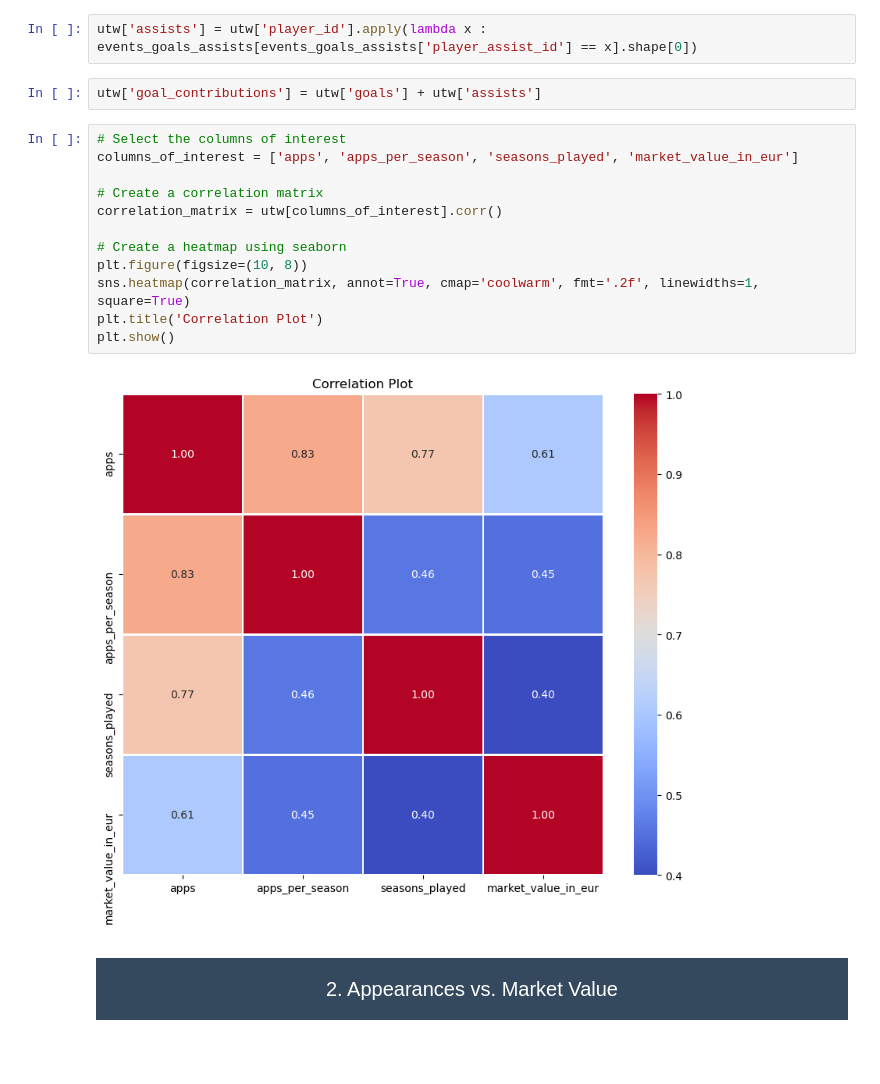
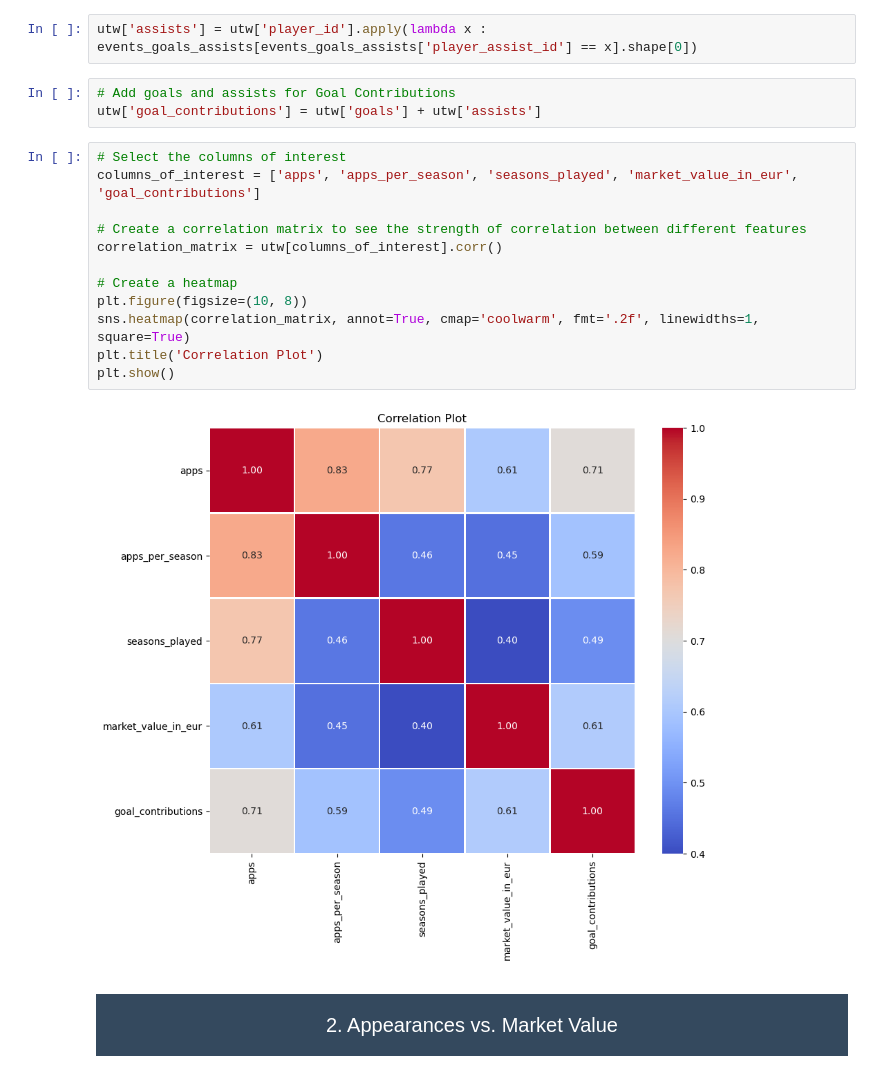
Before and after one commit to barnabasnemeth/Football-Market-U22-Analysis, a Jupyter notebook: main.ipynb, the cells around one changed output. Saved outputs shown, nothing was run; the diff lists cells and outputs as text.

```diff
--- a/main.ipynb
+++ b/main.ipynb
@@ -105,21 +106,22 @@ utw['goals'] = utw['player_id'].apply(lambda x : events_goals_scorers[events_goa
 # %%
 utw['assists'] = utw['player_id'].apply(lambda x : events_goals_assists[events_goals_assists['player_assist_id'] == x].shape[0])
 # %%
+# Add goals and assists for Goal Contributions
 utw['goal_contributions'] = utw['goals'] + utw['assists']
 # %%
 # Select the columns of interest
-columns_of_interest = ['apps', 'apps_per_season', 'seasons_played', 'market_value_in_eur']
+columns_of_interest = ['apps', 'apps_per_season', 'seasons_played', 'market_value_in_eur', 'goal_contributions']
 
-# Create a correlation matrix
+# Create a correlation matrix to see the strength of correlation between different features
 correlation_matrix = utw[columns_of_interest].corr()
 
-# Create a heatmap using seaborn
+# Create a heatmap
 plt.figure(figsize=(10, 8))
 sns.heatmap(correlation_matrix, annot=True, cmap='coolwarm', fmt='.2f', linewidths=1, square=True)
 plt.title('Correlation Plot')
 plt.show()
 # %% [output]
-[figure, old version]
+[figure, new version]
 # %% [markdown]
 <div style="background-color: #34495e; color: white; font-size: 20px; text-align: center; padding: 20px; margin-top: 10px; margin-bottom: 10px;"><a id="apps"></a>2. Appearances vs. Market Value</div>
 # %%
```
Also changed, not shown: parts of 1 cell of this notebook.
